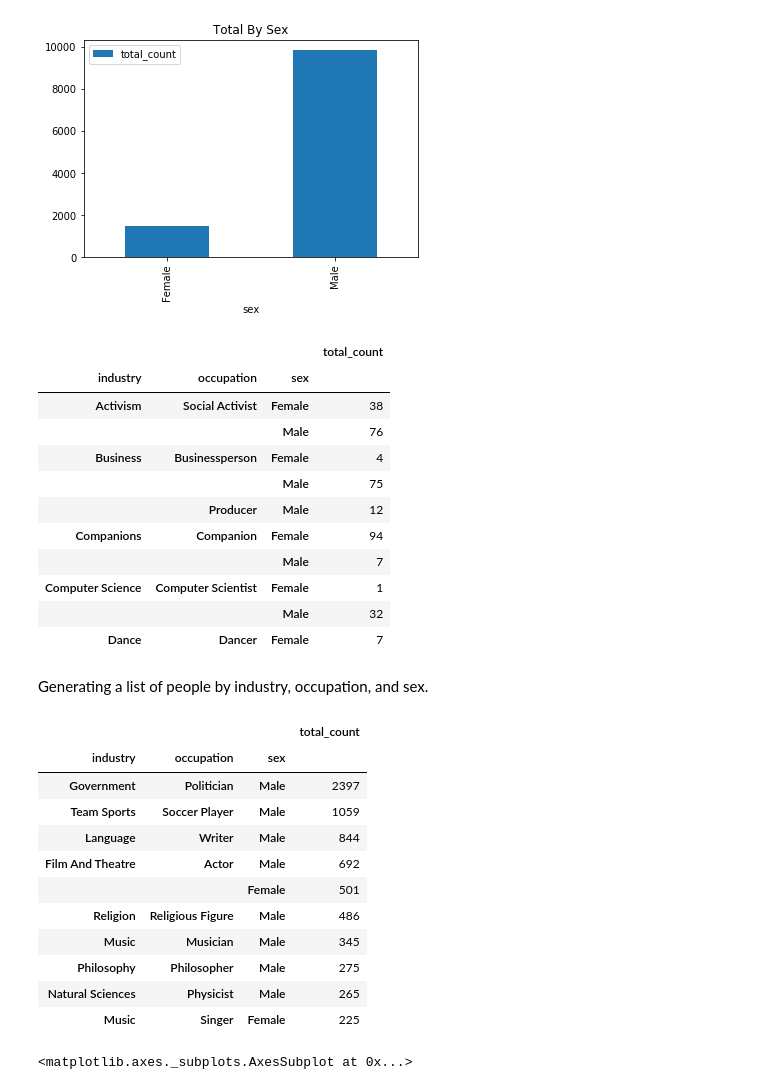
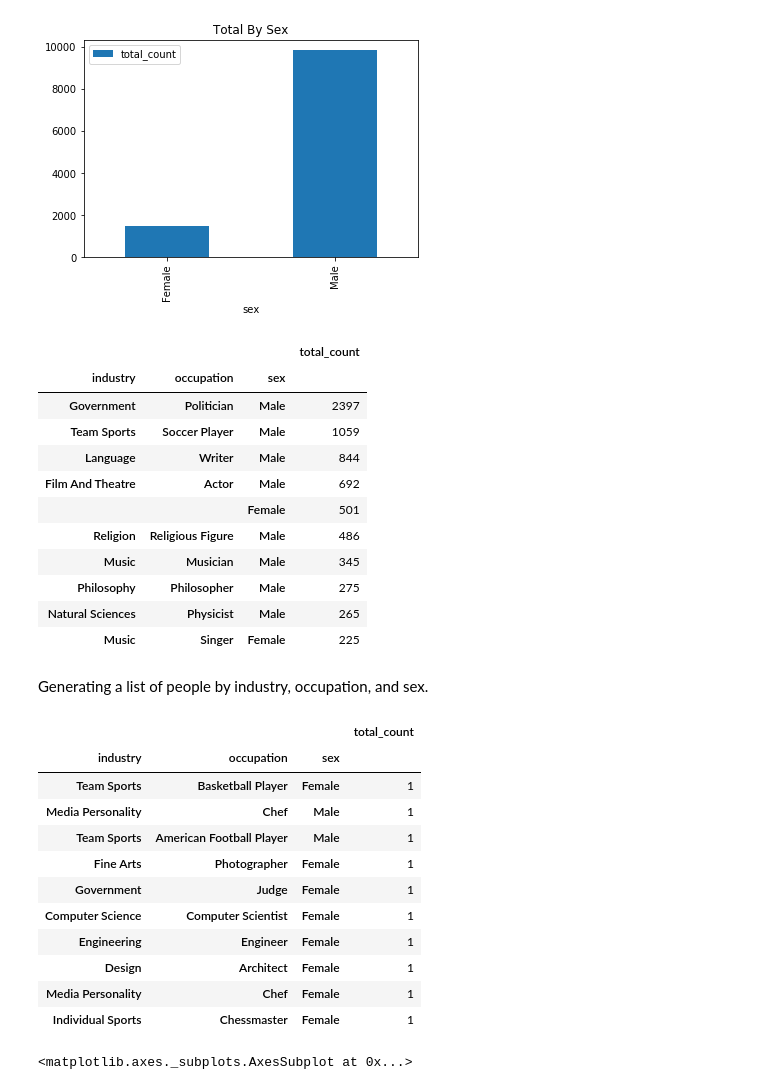
Before and after one commit to tbahng/ist652-final_project, a Jupyter notebook: Final_Project_Report.ipynb, the cells around one changed output. Cells and saved outputs as stored; diff of their text form; code cells hidden in the pictures.

```diff
--- a/Final_Project_Report.ipynb
+++ b/Final_Project_Report.ipynb
@@ -354,37 +366,37 @@ dfTotalBySex.plot.bar(title="Total By Sex")
 # %%
 dfTotalByContinentBySex = pd.DataFrame(dfCleanData.groupby(['industry','occupation','sex'])['article_id'].count())
 dfTotalByContinentBySex.rename(columns={'article_id': 'total_count'}, inplace=True)
-dfTotalByContinentBySex.sort_values(by = ['industry'], ascending =True).head(10)
+dfTotalByContinentBySex.sort_values(by = ['total_count'], ascending =False).head(10)
 # %% [output]
 |  |  |  | total_count |
 | industry | occupation | sex |  |
-| Activism | Social Activist | Female | 38 |
-|  |  | Male | 76 |
-| Business | Businessperson | Female | 4 |
-|  |  | Male | 75 |
-|  | Producer | Male | 12 |
-| Companions | Companion | Female | 94 |
-|  |  | Male | 7 |
-| Computer Science | Computer Scientist | Female | 1 |
-|  |  | Male | 32 |
-| Dance | Dancer | Female | 7 |
+| Government | Politician | Male | 2397 |
+| Team Sports | Soccer Player | Male | 1059 |
+| Language | Writer | Male | 844 |
+| Film And Theatre | Actor | Male | 692 |
+|  |  | Female | 501 |
+| Religion | Religious Figure | Male | 486 |
+| Music | Musician | Male | 345 |
+| Philosophy | Philosopher | Male | 275 |
+| Natural Sciences | Physicist | Male | 265 |
+| Music | Singer | Female | 225 |
 # %% [markdown]
 Generating a list of people by industry, occupation, and sex.
 # %%
-dfTotalByContinentBySex.sort_values(by = ['total_count'], ascending = False).head(10)
+dfTotalByContinentBySex.sort_values(by = ['total_count'], ascending = False).tail(10)
 # %% [output]
 |  |  |  | total_count |
 | industry | occupation | sex |  |
-| Government | Politician | Male | 2397 |
-| Team Sports | Soccer Player | Male | 1059 |
-| Language | Writer | Male | 844 |
-| Film And Theatre | Actor | Male | 692 |
-|  |  | Female | 501 |
-| Religion | Religious Figure | Male | 486 |
-| Music | Musician | Male | 345 |
-| Philosophy | Philosopher | Male | 275 |
-| Natural Sciences | Physicist | Male | 265 |
-| Music | Singer | Female | 225 |
+| Team Sports | Basketball Player | Female | 1 |
+| Media Personality | Chef | Male | 1 |
+| Team Sports | American Football Player | Male | 1 |
+| Fine Arts | Photographer | Female | 1 |
+| Government | Judge | Female | 1 |
+| Computer Science | Computer Scientist | Female | 1 |
+| Engineering | Engineer | Female | 1 |
+| Design | Architect | Female | 1 |
+| Media Personality | Chef | Female | 1 |
+| Individual Sports | Chessmaster | Female | 1 |
 # %%
 dfTotalByContinentBySex.plot.line(title="Total by Industry, Occupation, and Sex")
 # %% [output]
```
Also changed, not shown: parts of 7 cells of this notebook.
